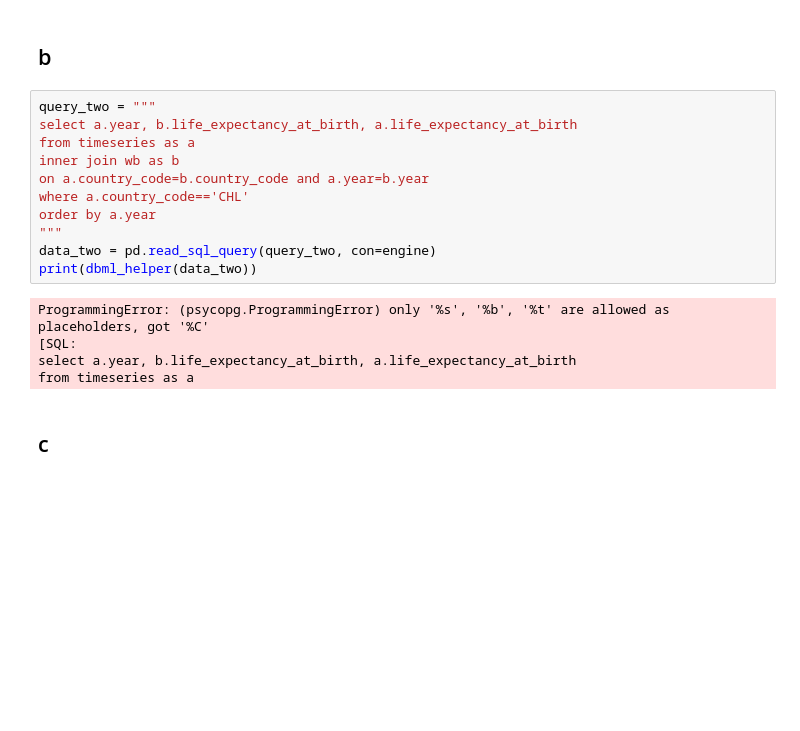
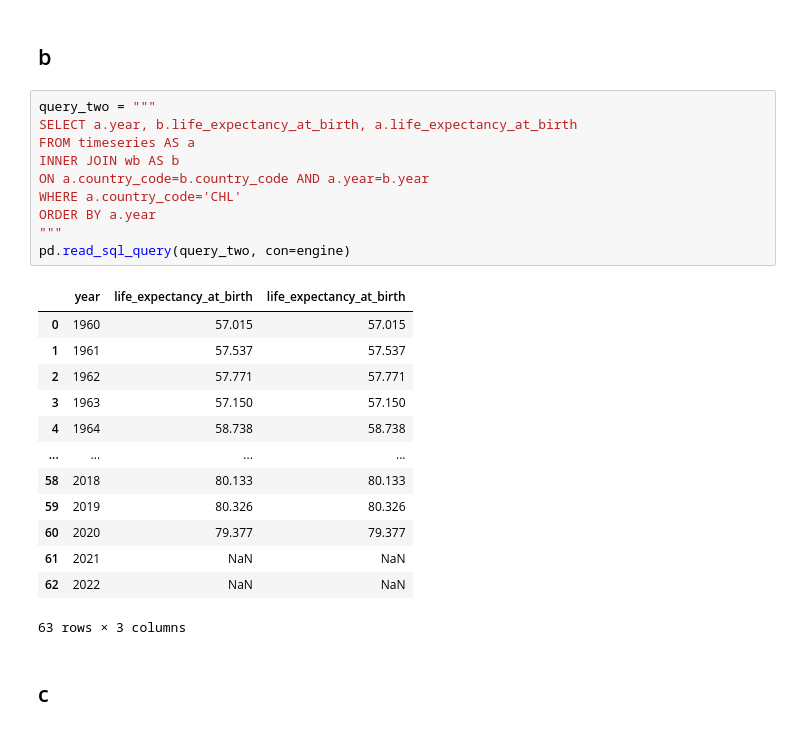
Before and after one commit to j-miskill/contrans, a Jupyter notebook: notebooks/lab3.ipynb, the cells around one changed output. Cells and saved outputs as stored; diff of their text form; blank space fills up the shorter version.

```diff
--- a/notebooks/lab3.ipynb
+++ b/notebooks/lab3.ipynb
@@ -699,20 +693,28 @@ merged_df
 ## b
 # %%
 query_two = """
-select a.year, b.life_expectancy_at_birth, a.life_expectancy_at_birth
-from timeseries as a
-inner join wb as b
-on a.country_code=b.country_code and a.year=b.year
-where a.country_code=='CHL'
-order by a.year
+SELECT a.year, b.life_expectancy_at_birth, a.life_expectancy_at_birth
+FROM timeseries AS a
+INNER JOIN wb AS b
+ON a.country_code=b.country_code AND a.year=b.year
+WHERE a.country_code='CHL'
+ORDER BY a.year
 """
-data_two = pd.read_sql_query(query_two, con=engine)
-print(dbml_helper(data_two))
+pd.read_sql_query(query_two, con=engine)
 # %% [output]
+|  | year | life_expectancy_at_birth | life_expectancy_at_birth |
+| 0 | 1960 | 57.015 | 57.015 |
+| 1 | 1961 | 57.537 | 57.537 |
+| 2 | 1962 | 57.771 | 57.771 |
+| 3 | 1963 | 57.150 | 57.150 |
+| 4 | 1964 | 58.738 | 58.738 |
+| ... | ... | ... | ... |
+| 58 | 2018 | 80.133 | 80.133 |
+| 59 | 2019 | 80.326 | 80.326 |
+| 60 | 2020 | 79.377 | 79.377 |
+| 61 | 2021 | NaN | NaN |
+| 62 | 2022 | NaN | NaN |
-ProgrammingError: (psycopg.ProgrammingError) only '%s', '%b', '%t' are allowed as placeholders, got '%C'
-[SQL:
-select a.year, b.life_expectancy_at_birth, a.life_expectancy_at_birth
-from timeseries as a
+63 rows × 3 columns
 # %% [markdown]
 ## c
 # %%
```
Also changed, not shown: parts of 11 cells of this notebook, 2 other files.
